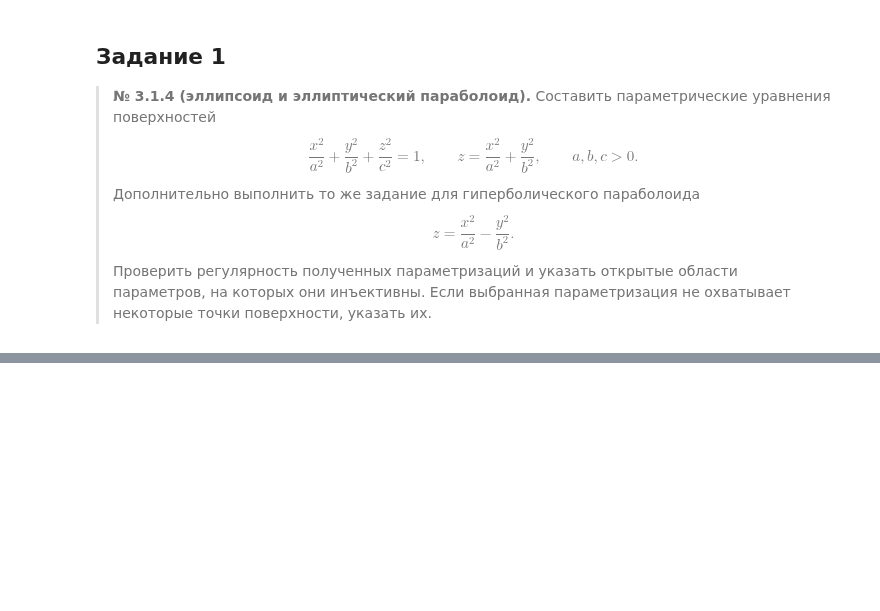
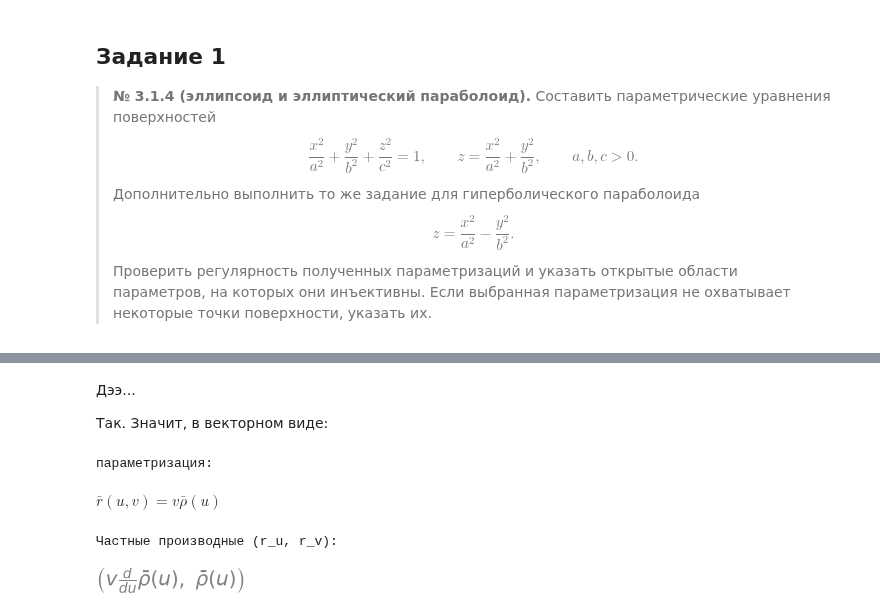
Before and after one commit to ivmulin/diffgeom, a Jupyter notebook: homework5/homework5.ipynb, the cells around one changed output, grey strips where cells are left out. Cells and saved outputs as stored; diff of their text form; code cells hidden in the pictures; blank space fills up the shorter version.

```diff
--- a/homework5/homework5.ipynb
+++ b/homework5/homework5.ipynb
@@ -24,0 +138,9 @@ display(r)
+# %%
+rho_x = sp.Function("rho_x")(u)
+rho_y = sp.Function("rho_y")(u)
+rho_z = sp.Function("rho_z")(u)
+
+rho = sp.Matrix([rho_x, rho_y, rho_z])
+r = rho * v
+
+param_pa_param(r)
@@ -24,0 +154,21 @@ display(r)
+# %% [markdown]
+Дээ...
+
+Так. Значит, в векторном виде:
+# %%
+rho = sp.Function(r"\bar{\rho}")(u)
+r = rho * v
+
+r_u = r.diff(u)
+r_v = r.diff(v)
+
+print("параметризация:")
+display(Math(r"\bar{r}(u, v) = " + sp.latex(r)))
+
+print("Частные производные (r_u, r_v):")
+display((r_u, r_v))
+# %% [output]
+параметризация:
+$\displaystyle \bar{r}(u, v) = v \bar{\rho}{\left(u \right)}$
+Частные производные (r_u, r_v):
+[figure, added]
```
Also changed, not shown: parts of 27 cells of this notebook.
